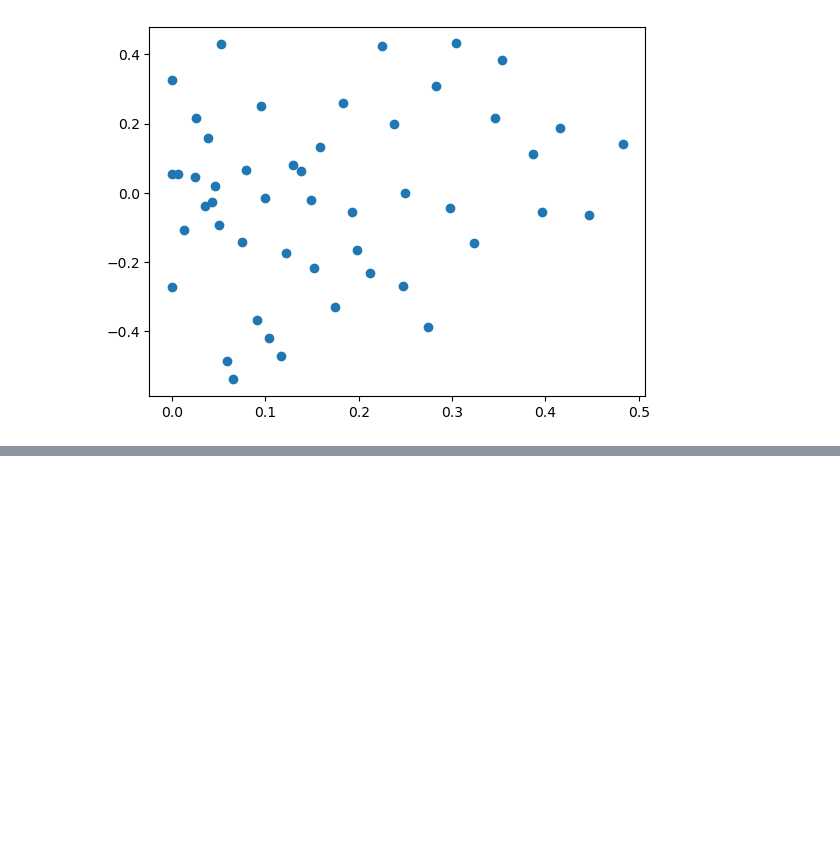
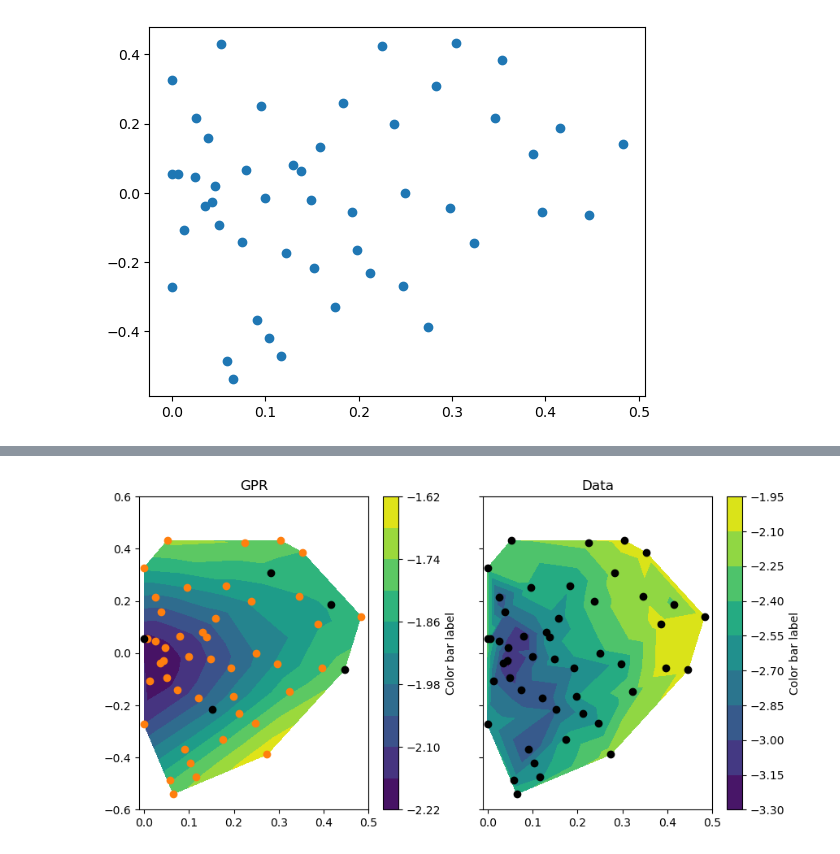
Before and after one commit to seanwhite674/FinalYearProject, a Jupyter notebook: RealData2d.ipynb, the cells around one changed output, grey strips where cells are left out. Cells and saved outputs as stored; diff of their text form; code cells hidden in the pictures; blank space fills up the shorter version.

```diff
--- a/RealData2d.ipynb
+++ b/RealData2d.ipynb
@@ -35,0 +89,11 @@ ValueError: Contour levels must be increasing
+# %%
+guess_l = (2., 1.)  # In general, x and y have different scales
+bounds_l = ((1e-20,100.),) * 2  # Same bounds for x and y
+guess_n = 1.  # Amount of noise
+bounds_n = (1e-20, 10.) # Bounds for noise
+kernel = (  # Kernel objects can simply be summed using +
+    RBF(length_scale=guess_l, length_scale_bounds=bounds_l)
+    + WhiteKernel(noise_level=guess_n, noise_level_bounds=bounds_n)
+)
+# %%
+X_train, X_test, Y_train, Y_test = train_test_split(X, Z, train_size = 0.9)
@@ -35,0 +110,26 @@ ValueError: Contour levels must be increasing
+# %%
+Zfit, Zstd = gpr.predict(X, return_std=True)
+zstd = Zstd.reshape(x.shape)
+zfit = Zfit.reshape(x.shape)
+# %%
+
+fig, ax = plt.subplots(1,2,sharex = True,sharey = True, figsize = (10,5))
+ax[0].set_xlim((-0.01,0.5))
+ax[0].set_ylim((-0.6,.6))
+ax[0].set_title('GPR')
+
+ax[0].plot(*X_train.T,'o',color="C1")  # Training samples
+ax[0].plot(*X_test.T,'o',color = "black") # Testing
+contour = ax[0].tricontourf(x, y,zfit,levels = 10, cmap="viridis")  # mean
+cbar = plt.colorbar(contour, ax=ax[0], extend='both')  # Extend adds color to extreme values
+cbar.set_label("Color bar label")  # Label for color bar
+
+ax[1].set_xlim((-0.01,0.5))
+ax[1].set_ylim((-0.6,.6))
+ax[1].set_title('Data')
+ax[1].plot(x, y, 'ko')
+contour1 = ax[1].tricontourf(x, y, z, levels=10, cmap="viridis")
+cbar = plt.colorbar(contour1, ax=ax[1], extend='both')  # Extend adds color to extreme values
+cbar.set_label("Color bar label")  # Label for color bar
+# %% [output]
+[figure, added]
```
Also changed, not shown: parts of 14 cells of this notebook.
